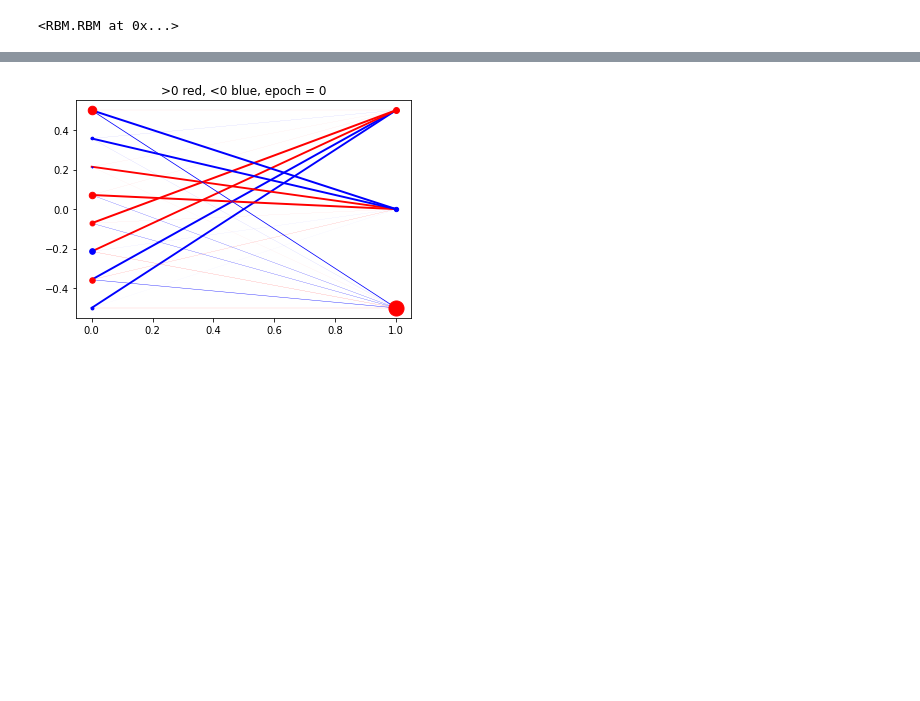
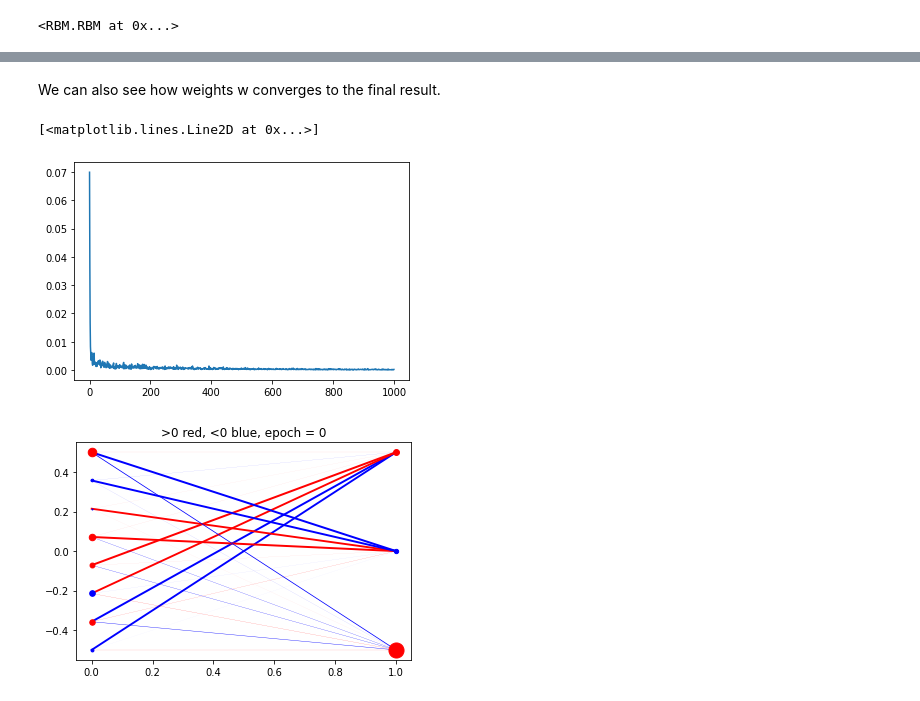
Before and after one commit to LorenzoBuriola/LoCP_moduleB, a Jupyter notebook: Week5/FPGheArt_exercise5.ipynb, the cells around one changed output, grey strips where cells are left out. Saved outputs shown, nothing was run; the diff lists cells and outputs as text; code cells hidden in the pictures; blank space fills up the shorter version.

```diff
--- a/Week5/FPGheArt_exercise5.ipynb
+++ b/Week5/FPGheArt_exercise5.ipynb
@@ -93,3 +93,10 @@ my_rbm.score(v,seq)
+# %% [markdown]
+We can also see how weights w converges to the final result.
+# %%
+plt.plot(range(1000),my_rbm.dw_history)
+# %% [output]
+[<matplotlib.lines.Line2D at 0x...>]
+[figure, added]
 # %%
 plotgraph(*(my_rbm.params()))
 # %% [output]
```
Also changed, not shown: parts of 12 cells of this notebook, 1 other file.
